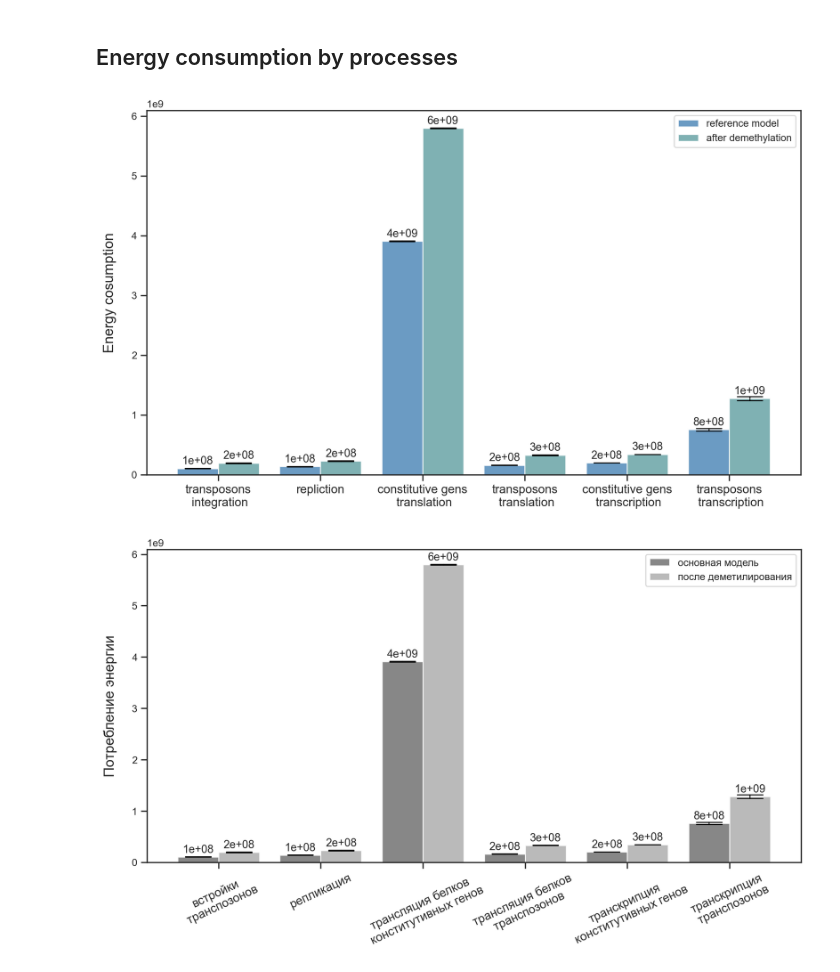
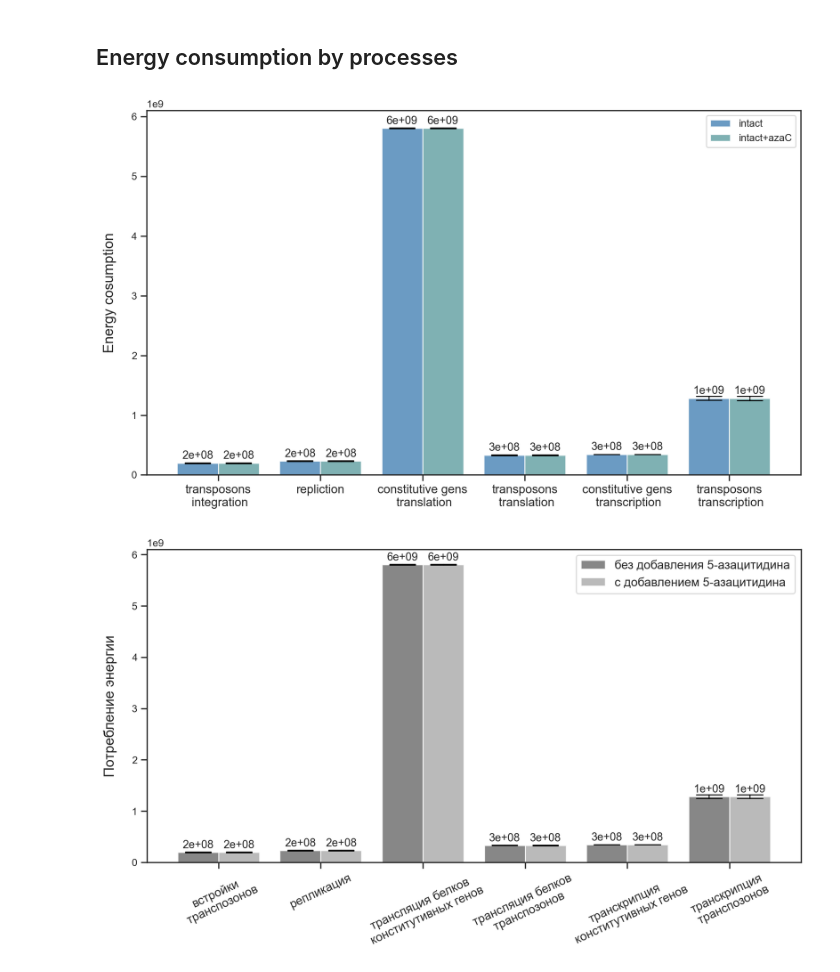
Before and after one commit to SeriySamuray/TE_model, a Jupyter notebook: TE_model_compare.ipynb, the cells around one changed output. Saved outputs shown, nothing was run; the diff lists cells and outputs as text; code cells hidden in the pictures.

```diff
--- a/TE_model_compare.ipynb
+++ b/TE_model_compare.ipynb
@@ -89,14 +76,27 @@ colormap2 = [sns.color_palette("Paired")[9],
 # Stable-state solutions (from different models)
 # %%
 # model1
-sty0 = np.array([5.32028879e+09, 5.43892043e+06, 2.60750605e+06, 3.20098867e+09,
-       5.13241818e+04, 1.21841508e+08, 1.07775213e+05, 2.78154330e+07,
-       2.82625278e+03, 5.64255248e+03, 1.06716935e+03, 1.33614820e+04])
+sty0 = np.array([1.70903634e+13, 1.01281678e+07, 3.87047959e+06, 4.75144500e+09,
+                1.32203563e+05, 2.01277667e+08, 2.21289804e+05, 5.75527581e+07,
+                4.00758209e+03, 1.16512701e+04, 1.05859770e+03, 1.32079090e+04])
 
 # model2
-sty2 = np.array([2.40931696e+12, 1.01120553e+07, 3.86703330e+06, 4.74721425e+09,
-       1.31903161e+05, 2.00641730e+08, 2.20941873e+05, 5.74596157e+07,
-       4.01203844e+03, 1.16324573e+04, 1.05977067e+03, 1.31865310e+04])
+sty2 = np.array([1.98770116e+13, 1.01285391e+07, 3.87055894e+06, 4.75154242e+09,
+                1.32210482e+05, 2.01292320e+08, 2.21297810e+05, 5.75549012e+07,
+                4.00747957e+03, 1.16517030e+04, 1.05857071e+03, 1.32084009e+04])
+# %%
+# Set directories
+path = "../data/"
+dir_load = path+"stoch2_intact/save/"
+dir_load2 = path+"stoch2_intact_azaC/save/"
+dir_data = path+"compare/"
+dir_save = dir_data+"save/"
+dir_pic = dir_data+"pic/"
+
+# chech directories exit, create if not
+check_dir_exist(dir_save)
+check_dir_exist(dir_pic)
+check_dir_exist(dir_pic+"svg/")
 # %% [markdown]
 # Some model constants
 # %%
@@ -284,8 +283,8 @@ ecr  = en_cons_rates(sty0)
 ecr2 = en_cons_rates(sty2)
 
 # plot bars
-bar  = plt.bar(x=bar_len- 0.2, height=ecr , width=0.4, align='center', alpha=0.8, label='reference model', color='steelblue')
-bar2 = plt.bar(x=bar_len+ 0.2, height=ecr2, width=0.4, align='center', alpha=0.8, label='after demethylation', color='cadetblue')
+bar  = plt.bar(x=bar_len- 0.2, height=ecr , width=0.4, align='center', alpha=0.8, label='intact', color='steelblue')
+bar2 = plt.bar(x=bar_len+ 0.2, height=ecr2, width=0.4, align='center', alpha=0.8, label='intact+azaC', color='cadetblue')
 
 # Plot errors
 bplot = ax.boxplot(en_cons[:,:],
@@ -297,35 +296,35 @@ bplot = ax.boxplot(en_cons[:,:],
                   medianprops=dict(linewidth=0.)
                   )
 
 bplot = ax.boxplot(en_cons2[:,:],
                    positions=np.array([*range(6)])+0.2,
                    patch_artist=True,
                    showfliers=False,
                    meanline=False,
                    showbox=False,
                   medianprops=dict(linewidth=0.)
                   )
 
 # fill with colors
 for patch, color in zip(bplot['boxes'], colors):
     patch.set_facecolor(color)
 
 # Set axes
 ax.bar_label(bar, fmt='%.0e', fontsize=11, padding=2)
 ax.bar_label(bar2, fmt='%.0e', fontsize=11, padding=2)
 ax.set_xticks(bar_len, x_ticks, fontsize=12, rotation=0)
 ax.set_ylabel('Energy cosumption', labelpad=15, rotation=90)
 # ax.set_yscale('log')
 ax.legend()
 plt.tight_layout()
 
 # save figure
-fig_name = "en_cons_compare_models"
+fig_name = "en_cons_compare_models_intact_azaC"
 plt.savefig(dir_pic+f"{fig_name}.png", bbox_inches='tight')
 plt.savefig(dir_pic+f"svg/{fig_name}.svg", bbox_inches='tight')
 plt.show()
 # %% [output]
-[figure, old version]
+[figure, new version]
 # %%
 # Plot bar chart of energy consumption by rates:
 x_ticks = ('встройки\n транспозонов', 'репликация', 'трансляция белков\n конститутивных генов', 'трансляция белков\n транспозонов',
@@ -341,8 +340,8 @@ ecr  = en_cons_rates(sty0)
 ecr2 = en_cons_rates(sty2)
 
 # plot bars
-bar  = plt.bar(x=bar_len- 0.2, height=ecr , width=0.4, align='center', alpha=0.8, label='основная модель', color='dimgrey')
-bar2 = plt.bar(x=bar_len+ 0.2, height=ecr2, width=0.4, align='center', alpha=0.8, label='после деметилирования', color='darkgrey')
+bar  = plt.bar(x=bar_len- 0.2, height=ecr , width=0.4, align='center', alpha=0.8, label='без добавления 5-азацитидина', color='dimgrey')
+bar2 = plt.bar(x=bar_len+ 0.2, height=ecr2, width=0.4, align='center', alpha=0.8, label='с добавлением 5-азацитидина', color='darkgrey')
 
 # Plot errors
 bplot = ax.boxplot(en_cons[:,:],
@@ -373,13 +372,13 @@ ax.bar_label(bar2, fmt='%.0e', fontsize=11, padding=2)
 ax.set_xticks(bar_len, x_ticks, fontsize=12, rotation=25)
 ax.set_ylabel('Потребление энергии', labelpad=15, rotation=90)
 # ax.set_yscale('log')
-ax.legend()
+ax.legend(fontsize=12)
 plt.tight_layout()
 
 # save figure
-fig_name = "en_cons_compare_models_bw"
+fig_name = "en_cons_compare_models_intact_azaC_bw"
 plt.savefig(dir_pic+f"{fig_name}.png", bbox_inches='tight')
 plt.savefig(dir_pic+f"svg/{fig_name}.svg", bbox_inches='tight')
 plt.show()
 # %% [output]
-[figure, old version]
+[figure, new version]
```
Also changed, not shown: parts of 2 cells of this notebook, 8 other files.
